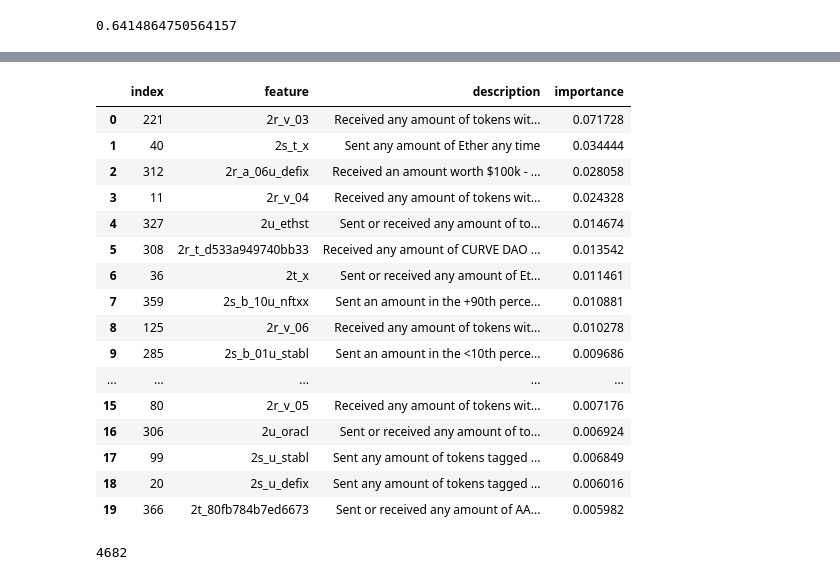
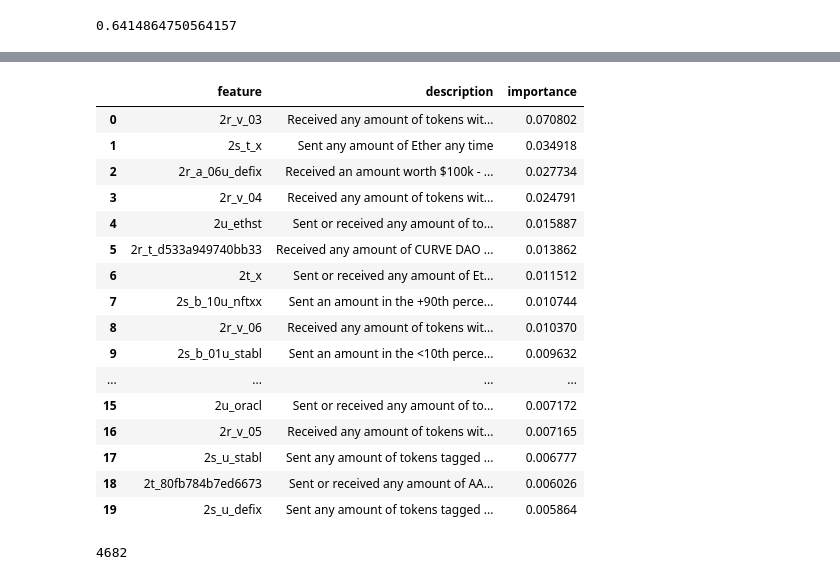
Before and after one commit to randombishop/wallet_score, a Jupyter notebook: defi/prototype1/03_Interpretation.ipynb, the cells around one changed output, grey strips where cells are left out. Cells and saved outputs as stored; diff of their text form; code cells hidden in the pictures.

```diff
--- a/defi/prototype1/03_Interpretation.ipynb
+++ b/defi/prototype1/03_Interpretation.ipynb
@@ -13,5 +15,5 @@ from matplotlib import pyplot as plt
 # %%
-df = pandas.read_csv('data/dataset_400features.csv')
+df = pandas.read_csv('data/dataset_400features.large.csv')
 df
 # %% [output]
 |  | borrower | snapshot | project | 2u_defix | 2v_04 | 2w_1 | 2a_03u_defix | 2a_03v_04 | 2a_03w_1 | 2b_05 | ... |
@@ -521,27 +83,27 @@ feature_table
 400 rows × 3 columns
 # %%
 feature_table.sort_values('importance', ascending=False, inplace=True)
-pandas.set_option('display.max_colwidth', None)
 feature_table.reset_index(inplace=True)
+feature_table = feature_table[['feature', 'description', 'importance']]
 feature_table[:20]
 # %% [output]
-|  | index | feature | description | importance |
-| 0 | 221 | 2r_v_03 | Received any amount of tokens wit... | 0.071728 |
-| 1 | 40 | 2s_t_x | Sent any amount of Ether any time | 0.034444 |
-| 2 | 312 | 2r_a_06u_defix | Received an amount worth $100k - ... | 0.028058 |
-| 3 | 11 | 2r_v_04 | Received any amount of tokens wit... | 0.024328 |
-| 4 | 327 | 2u_ethst | Sent or received any amount of to... | 0.014674 |
-| 5 | 308 | 2r_t_d533a949740bb33 | Received any amount of CURVE DAO ... | 0.013542 |
-| 6 | 36 | 2t_x | Sent or received any amount of Et... | 0.011461 |
-| 7 | 359 | 2s_b_10u_nftxx | Sent an amount in the +90th perce... | 0.010881 |
-| 8 | 125 | 2r_v_06 | Received any amount of tokens wit... | 0.010278 |
-| 9 | 285 | 2s_b_01u_stabl | Sent an amount in the <10th perce... | 0.009686 |
-| ... | ... | ... | ... | ... |
-| 15 | 80 | 2r_v_05 | Received any amount of tokens wit... | 0.007176 |
-| 16 | 306 | 2u_oracl | Sent or received any amount of to... | 0.006924 |
-| 17 | 99 | 2s_u_stabl | Sent any amount of tokens tagged ... | 0.006849 |
-| 18 | 20 | 2s_u_defix | Sent any amount of tokens tagged ... | 0.006016 |
-| 19 | 366 | 2t_80fb784b7ed6673 | Sent or received any amount of AA... | 0.005982 |
+|  | feature | description | importance |
+| 0 | 2r_v_03 | Received any amount of tokens wit... | 0.070802 |
+| 1 | 2s_t_x | Sent any amount of Ether any time | 0.034918 |
+| 2 | 2r_a_06u_defix | Received an amount worth $100k - ... | 0.027734 |
+| 3 | 2r_v_04 | Received any amount of tokens wit... | 0.024791 |
+| 4 | 2u_ethst | Sent or received any amount of to... | 0.015887 |
+| 5 | 2r_t_d533a949740bb33 | Received any amount of CURVE DAO ... | 0.013862 |
+| 6 | 2t_x | Sent or received any amount of Et... | 0.011512 |
+| 7 | 2s_b_10u_nftxx | Sent an amount in the +90th perce... | 0.010744 |
+| 8 | 2r_v_06 | Received any amount of tokens wit... | 0.010370 |
+| 9 | 2s_b_01u_stabl | Sent an amount in the <10th perce... | 0.009632 |
+| ... | ... | ... | ... |
+| 15 | 2u_oracl | Sent or received any amount of to... | 0.007172 |
+| 16 | 2r_v_05 | Received any amount of tokens wit... | 0.007165 |
+| 17 | 2s_u_stabl | Sent any amount of tokens tagged ... | 0.006777 |
+| 18 | 2t_80fb784b7ed6673 | Sent or received any amount of AA... | 0.006026 |
+| 19 | 2s_u_defix | Sent any amount of tokens tagged ... | 0.005864 |
 # %%
 df_test1 = df[(df['project']=='Aave') & (df['snapshot']=='2022-06')]
 len(df_test1)
```
Also changed, not shown: parts of 7 cells of this notebook, 3 other files.
